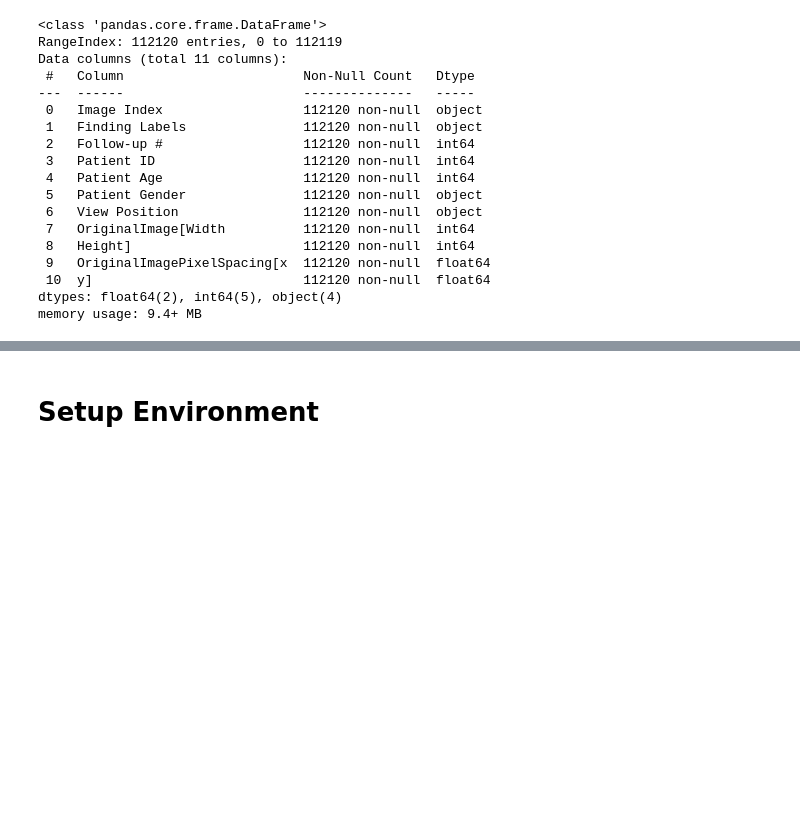
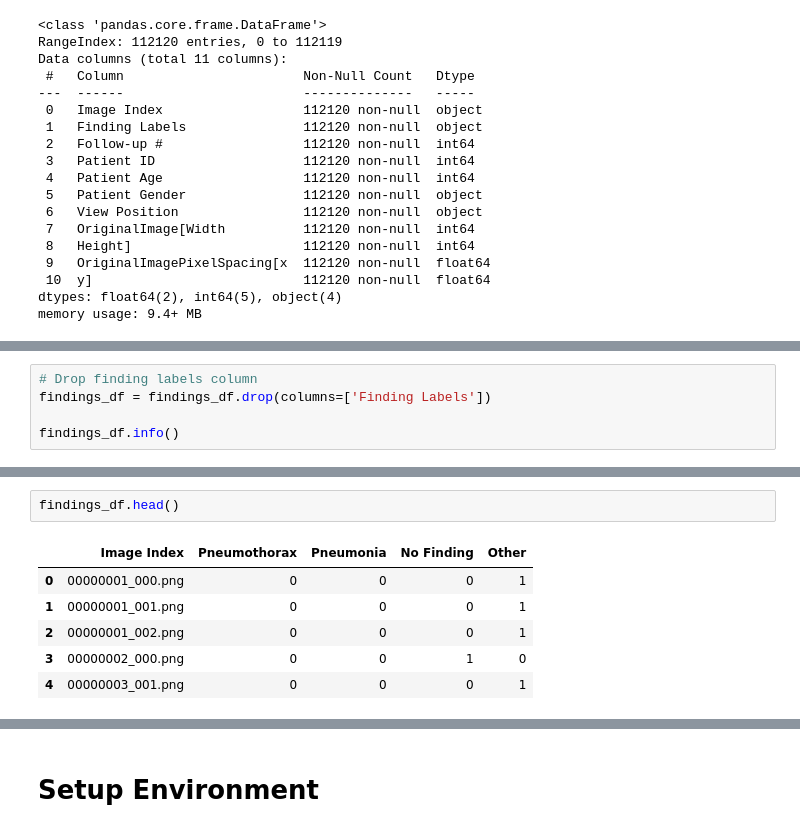
Before and after one commit to Toptopito/pneumonia_prediction, a Jupyter notebook: pneumonia_prediction_training_nih.ipynb, the cells around one changed output, grey strips where cells are left out. Drawn from its saved outputs; the diff is of its cells as text; blank space fills up the shorter version.

```diff
--- a/pneumonia_prediction_training_nih.ipynb
+++ b/pneumonia_prediction_training_nih.ipynb
@@ -62,0 +84,5 @@ findings_df.head()
+# %%
+# Drop finding labels column
+findings_df = findings_df.drop(columns=['Finding Labels'])
+
+findings_df.info()
@@ -62,0 +102,9 @@ findings_df.head()
+# %%
+findings_df.head()
+# %% [output]
+|  | Image Index | Pneumothorax | Pneumonia | No Finding | Other |
+| 0 | 00000001_000.png | 0 | 0 | 0 | 1 |
+| 1 | 00000001_001.png | 0 | 0 | 0 | 1 |
+| 2 | 00000001_002.png | 0 | 0 | 0 | 1 |
+| 3 | 00000002_000.png | 0 | 0 | 1 | 0 |
+| 4 | 00000003_001.png | 0 | 0 | 0 | 1 |
```
Also changed, not shown: parts of 26 cells of this notebook, 7 other files.
